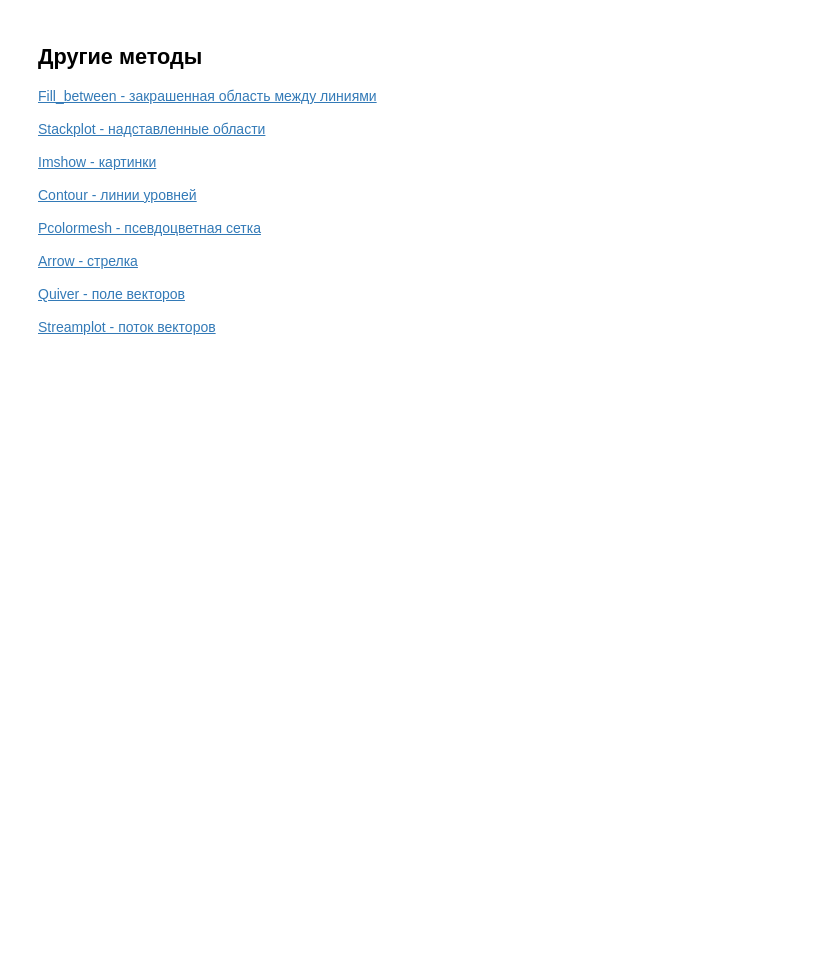
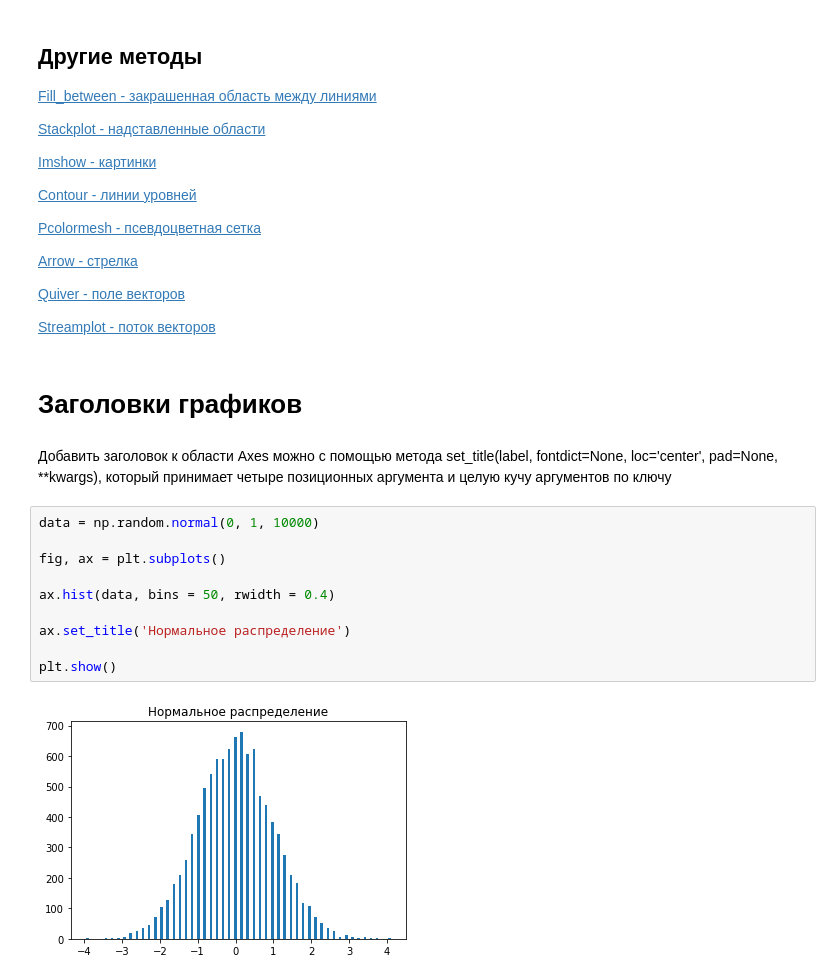
Before and after one commit to KonstantinKlepikov/cs224w-homwork, a Jupyter notebook: matplotlibe-learning.ipynb, the cells around one changed output. Drawn from its saved outputs; the diff is of its cells as text; blank space fills up the shorter version.

```diff
--- a/matplotlibe-learning.ipynb
+++ b/matplotlibe-learning.ipynb
@@ -1316,3 +1316,19 @@ plt.show()
 [Quiver - поле векторов](https://pyprog.pro/mpl/mpl_quiver.html)
 
 [Streamplot - поток векторов](https://pyprog.pro/mpl/mpl_streamplot.html)
+# %% [markdown]
+# Заголовки графиков
+# %% [markdown]
+Добавить заголовок к области Axes можно с помощью метода set_title(label, fontdict=None, loc='center', pad=None, \**kwargs), который принимает четыре позиционных аргумента и целую кучу аргументов по ключу
+# %%
+data = np.random.normal(0, 1, 10000)
+
+fig, ax = plt.subplots()
+
+ax.hist(data, bins = 50, rwidth = 0.4)
+
+ax.set_title('Нормальное распределение')
+
+plt.show()
+# %% [output]
+[figure, added]
```
Also changed, not shown: parts of 49 cells of this notebook.
